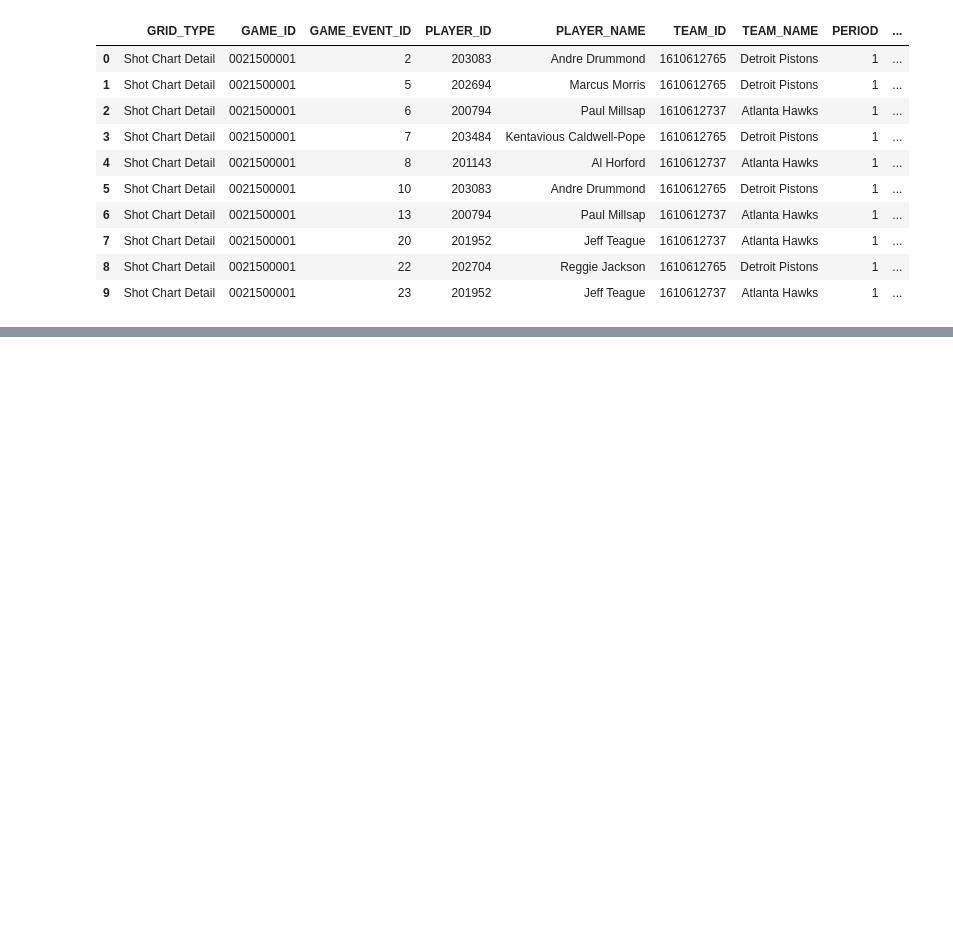
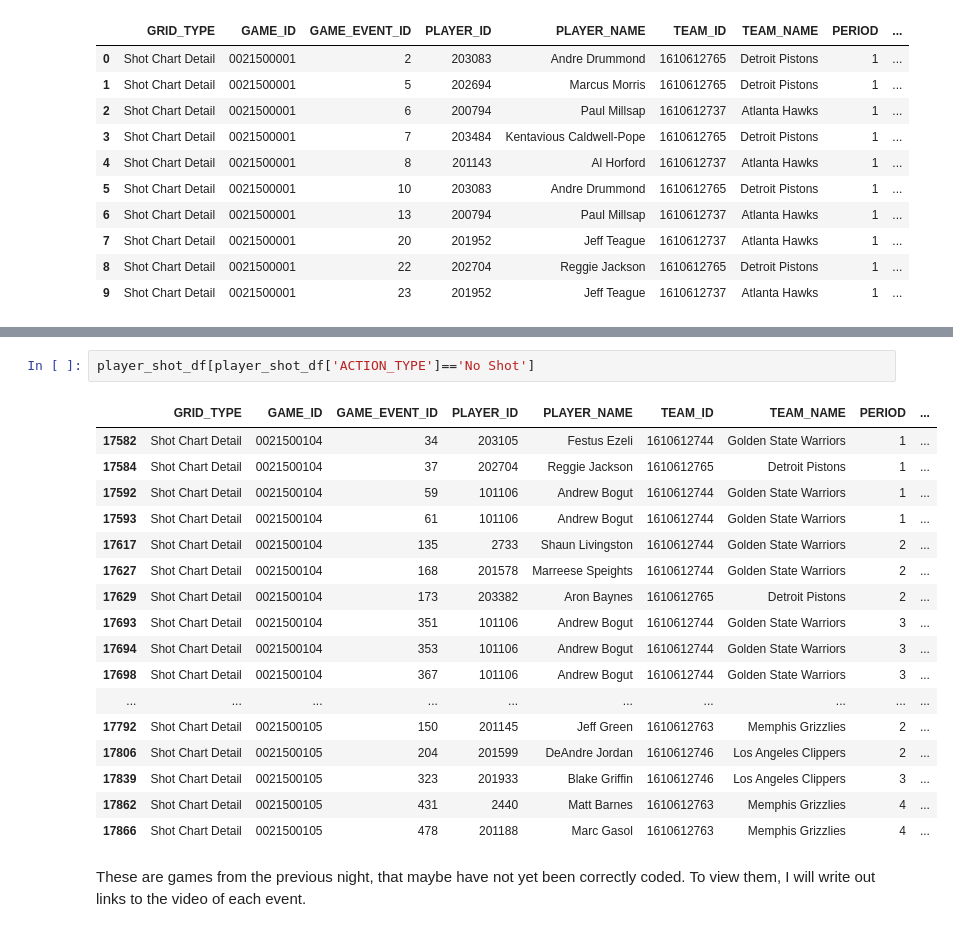
Before and after one commit to btq/nba_stats, a Jupyter notebook: NBA_shot_charts.ipynb, the cells around one changed output, grey strips where cells are left out. Cells and saved outputs as stored; diff of their text form; blank space fills up the shorter version.

```diff
--- a/NBA_shot_charts.ipynb
+++ b/NBA_shot_charts.ipynb
@@ -289,0 +345,22 @@ player_shot_df.head(10)
+# %%
+player_shot_df[player_shot_df['ACTION_TYPE']=='No Shot']
+# %% [output]
+|  | GRID_TYPE | GAME_ID | GAME_EVENT_ID | PLAYER_ID | PLAYER_NAME | TEAM_ID | TEAM_NAME | PERIOD | ... |
+| 17582 | Shot Chart Detail | 0021500104 | 34 | 203105 | Festus Ezeli | 1610612744 | Golden State Warriors | 1 | ... |
+| 17584 | Shot Chart Detail | 0021500104 | 37 | 202704 | Reggie Jackson | 1610612765 | Detroit Pistons | 1 | ... |
+| 17592 | Shot Chart Detail | 0021500104 | 59 | 101106 | Andrew Bogut | 1610612744 | Golden State Warriors | 1 | ... |
+| 17593 | Shot Chart Detail | 0021500104 | 61 | 101106 | Andrew Bogut | 1610612744 | Golden State Warriors | 1 | ... |
+| 17617 | Shot Chart Detail | 0021500104 | 135 | 2733 | Shaun Livingston | 1610612744 | Golden State Warriors | 2 | ... |
+| 17627 | Shot Chart Detail | 0021500104 | 168 | 201578 | Marreese Speights | 1610612744 | Golden State Warriors | 2 | ... |
+| 17629 | Shot Chart Detail | 0021500104 | 173 | 203382 | Aron Baynes | 1610612765 | Detroit Pistons | 2 | ... |
+| 17693 | Shot Chart Detail | 0021500104 | 351 | 101106 | Andrew Bogut | 1610612744 | Golden State Warriors | 3 | ... |
+| 17694 | Shot Chart Detail | 0021500104 | 353 | 101106 | Andrew Bogut | 1610612744 | Golden State Warriors | 3 | ... |
+| 17698 | Shot Chart Detail | 0021500104 | 367 | 101106 | Andrew Bogut | 1610612744 | Golden State Warriors | 3 | ... |
+| ... | ... | ... | ... | ... | ... | ... | ... | ... | ... |
+| 17792 | Shot Chart Detail | 0021500105 | 150 | 201145 | Jeff Green | 1610612763 | Memphis Grizzlies | 2 | ... |
+| 17806 | Shot Chart Detail | 0021500105 | 204 | 201599 | DeAndre Jordan | 1610612746 | Los Angeles Clippers | 2 | ... |
+| 17839 | Shot Chart Detail | 0021500105 | 323 | 201933 | Blake Griffin | 1610612746 | Los Angeles Clippers | 3 | ... |
+| 17862 | Shot Chart Detail | 0021500105 | 431 | 2440 | Matt Barnes | 1610612763 | Memphis Grizzlies | 4 | ... |
+| 17866 | Shot Chart Detail | 0021500105 | 478 | 201188 | Marc Gasol | 1610612763 | Memphis Grizzlies | 4 | ... |
+# %% [markdown]
+These are games from the previous night, that maybe have not yet been correctly coded. To view them, I will write out links to the video of each event.
```
Also changed, not shown: parts of 18 cells of this notebook.
